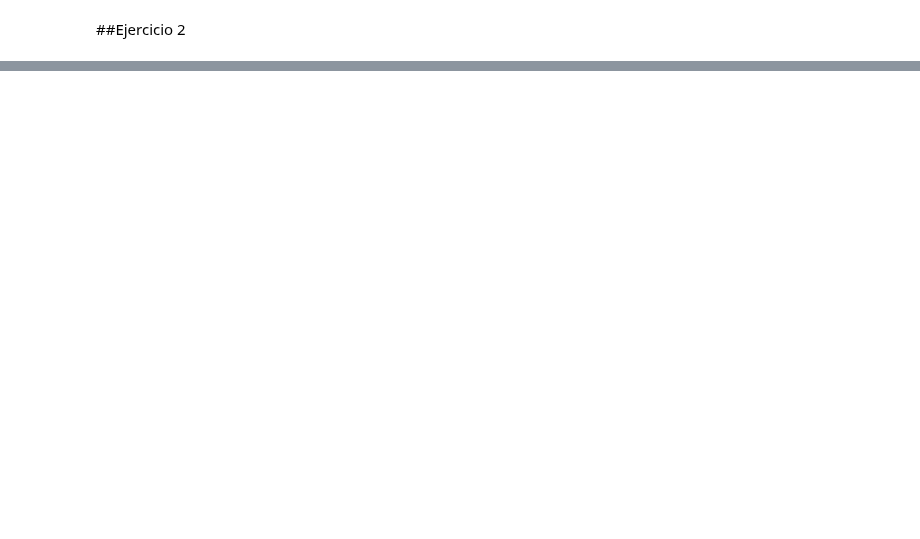
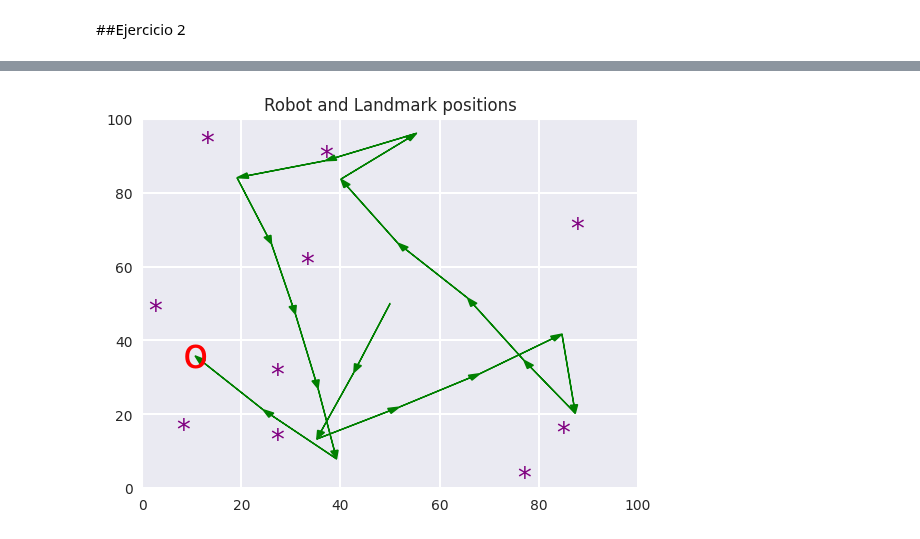
Before and after one commit to dequiroz/1MTR53_RobIA, a Jupyter notebook: graph_slam.ipynb, the cells around one changed output, grey strips where cells are left out. Cells and saved outputs as stored; diff of their text form; code cells hidden in the pictures; blank space fills up the shorter version.

```diff
--- a/graph_slam.ipynb
+++ b/graph_slam.ipynb
@@ -1219,0 +272,5 @@ Mu:    [5.000]
+# %%
+omega, xi, mu = calcular_mu(-3, movimientos=(5, 3), mediciones=(10,5,1))
+print(f'{omega = }\n')
+print(f'{xi = }\n')
+print(f'{mu = }')
@@ -3135,0 +588,12 @@ Estimated Pose(s):
+# %%
+# Specify needed parameters
+world_size = 100
+num_landmarks = 10
+steps = 20
+measurement_range = 50.0
+measurement_noise = 2.0
+motion_noise = 2.0
+# %%
+# Generate world and show true locations
+world = World(world_size, num_landmarks)
+world.make_data(steps, measurement_range, motion_noise, measurement_noise)
@@ -3135,0 +607,5 @@ Estimated Pose(s):
+# %%
+slam = SLAM2D(steps, world_size, num_landmarks, measurement_noise, motion_noise)
+slam.run_slam(world.data)
+# Print results
+slam.show_results()
@@ -3135,0 +630,6 @@ Estimated Pose(s):
+# %%
+# Get estimated positions from SLAM result and plot them
+poses, landmarks = slam.get_poses_landmarks()
+world.display_world(poses, landmarks)
+# %% [output]
+[figure, added]
```
Also changed, not shown: parts of 42 cells of this notebook.
